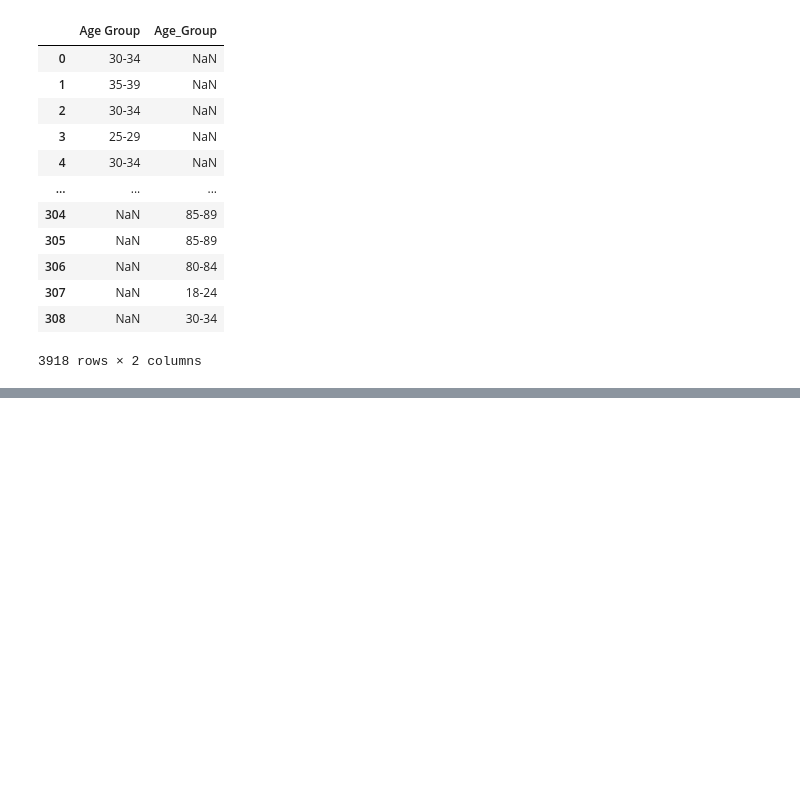
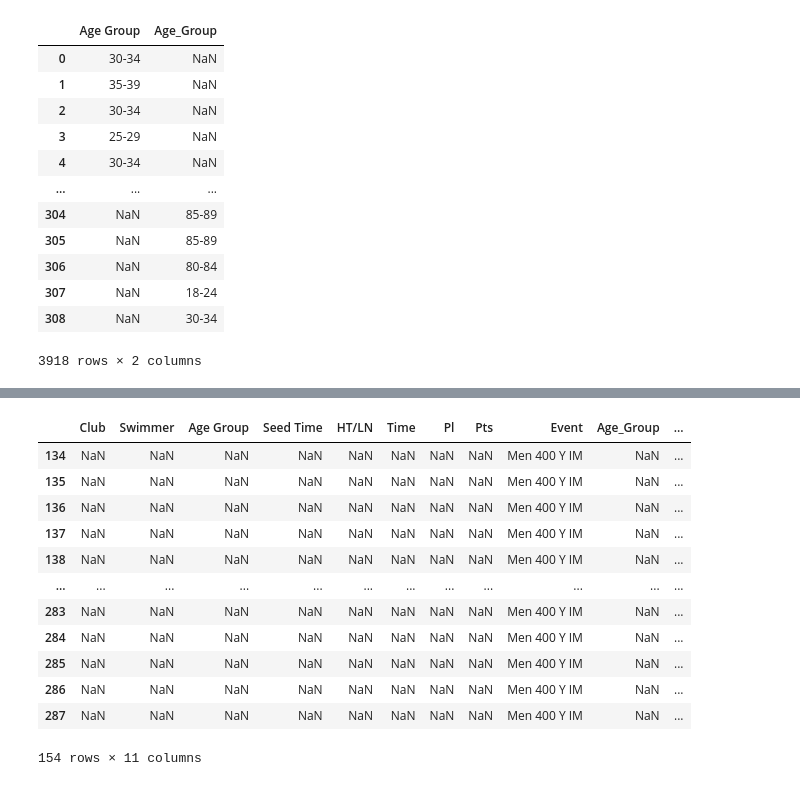
Before and after one commit to ZlataSparrow/An-Introduction-to-Statistical-Learning-Python, a Jupyter notebook: notebook/notebook_1.ipynb, the cells around one changed output, grey strips where cells are left out. Drawn from its saved outputs; the diff is of its cells as text; code cells hidden in the pictures; blank space fills up the shorter version.

```diff
--- a/notebook/notebook_1.ipynb
+++ b/notebook/notebook_1.ipynb
@@ -237,3 +237,9 @@ Men_data[['Age Group', 'Age_Group']]
 | 307 | NaN | 18-24 |
 | 308 | NaN | 30-34 |
 3918 rows × 2 columns
+# %%
+# Fill missing Age_Group values with Age Group if available
+if 'Age Group' in Men_data.columns and 'Age_Group' in Men_data.columns:
+    Men_data['Age_Group'] = Men_data['Age_Group'].combine_first(Men_data['Age Group'])
+
+Men_data["Age_Group"].isna().sum()
@@ -239,0 +253,17 @@ Men_data[['Age Group', 'Age_Group']]
+# %%
+missing_age_group_rows = Men_data[Men_data["Age_Group"].isna()]
+missing_age_group_rows
+# %% [output]
+|  | Club | Swimmer | Age Group | Seed Time | HT/LN | Time | Pl | Pts | Event | Age_Group | ... |
+| 134 | NaN | NaN | NaN | NaN | NaN | NaN | NaN | NaN | Men 400 Y IM | NaN | ... |
+| 135 | NaN | NaN | NaN | NaN | NaN | NaN | NaN | NaN | Men 400 Y IM | NaN | ... |
+| 136 | NaN | NaN | NaN | NaN | NaN | NaN | NaN | NaN | Men 400 Y IM | NaN | ... |
+| 137 | NaN | NaN | NaN | NaN | NaN | NaN | NaN | NaN | Men 400 Y IM | NaN | ... |
+| 138 | NaN | NaN | NaN | NaN | NaN | NaN | NaN | NaN | Men 400 Y IM | NaN | ... |
+| ... | ... | ... | ... | ... | ... | ... | ... | ... | ... | ... | ... |
+| 283 | NaN | NaN | NaN | NaN | NaN | NaN | NaN | NaN | Men 400 Y IM | NaN | ... |
+| 284 | NaN | NaN | NaN | NaN | NaN | NaN | NaN | NaN | Men 400 Y IM | NaN | ... |
+| 285 | NaN | NaN | NaN | NaN | NaN | NaN | NaN | NaN | Men 400 Y IM | NaN | ... |
+| 286 | NaN | NaN | NaN | NaN | NaN | NaN | NaN | NaN | Men 400 Y IM | NaN | ... |
+| 287 | NaN | NaN | NaN | NaN | NaN | NaN | NaN | NaN | Men 400 Y IM | NaN | ... |
+154 rows × 11 columns
```
Also changed, not shown: parts of 1 cell of this notebook.
